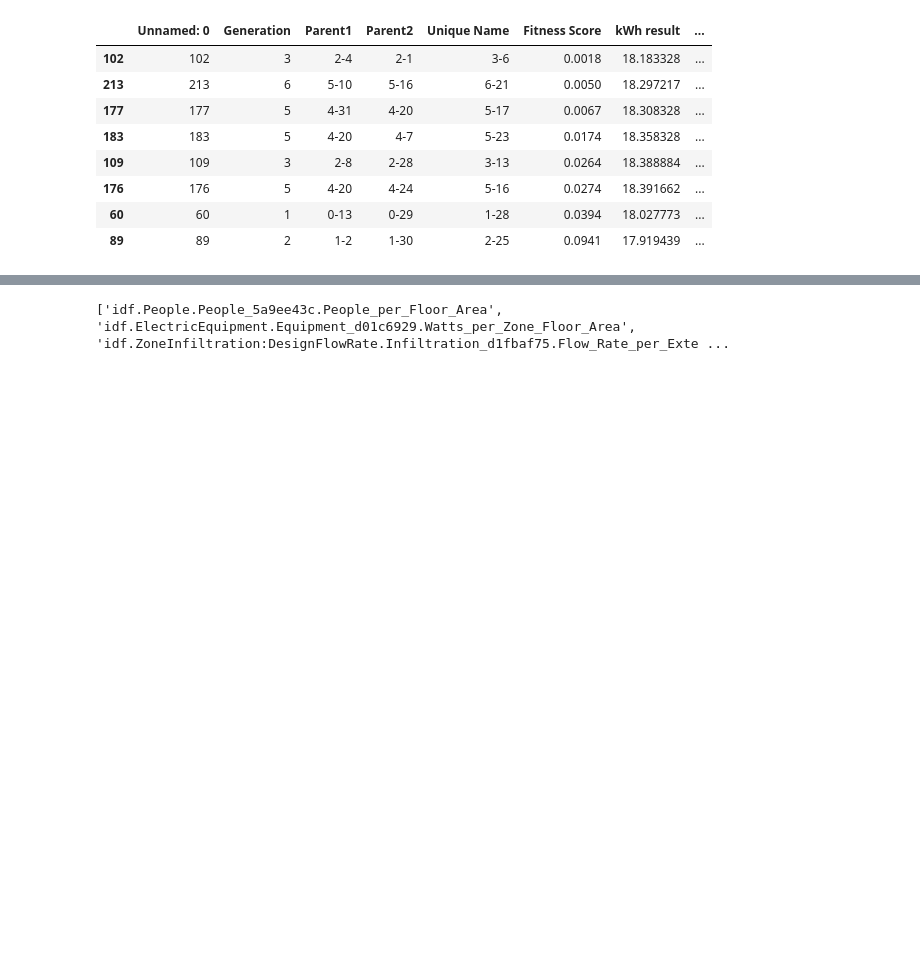
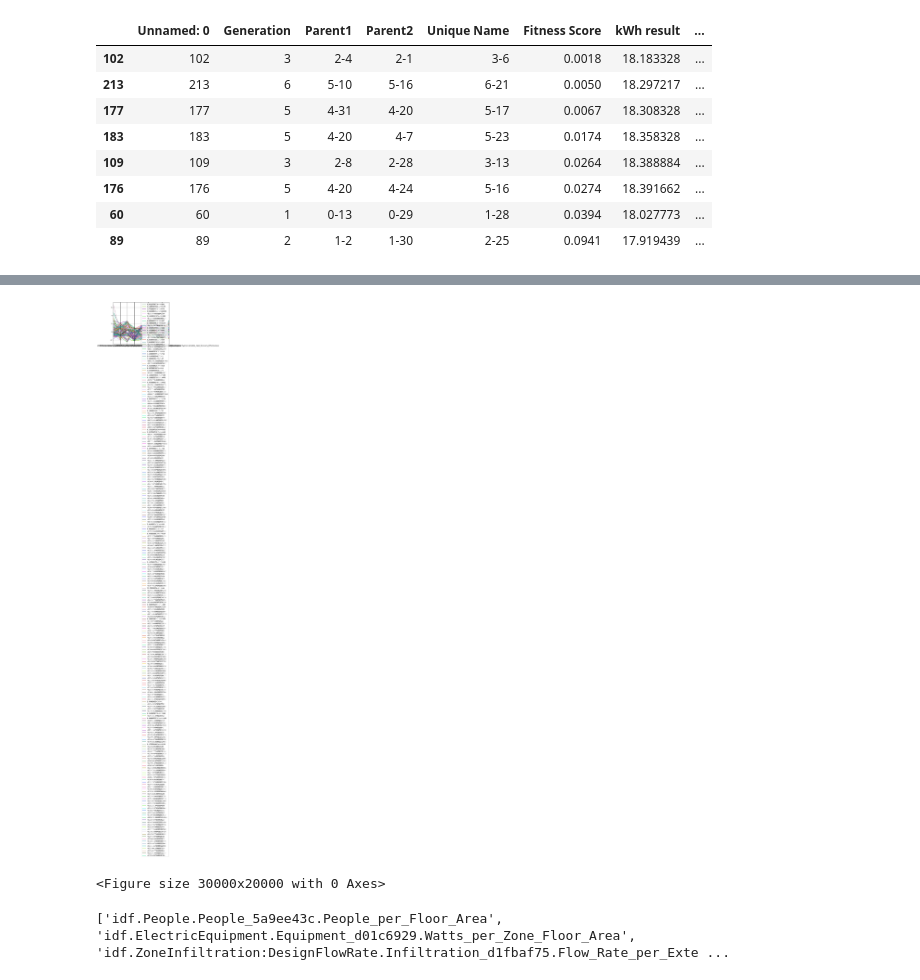
Before and after one commit to Lundkjaer/ClimAIte, a Jupyter notebook: Calibration/plot_accuracies.ipynb, the cells around one changed output, grey strips where cells are left out. Saved outputs shown, nothing was run; the diff lists cells and outputs as text; code cells hidden in the pictures; blank space fills up the shorter version.

```diff
--- a/Calibration/plot_accuracies.ipynb
+++ b/Calibration/plot_accuracies.ipynb
@@ -32,3 +50,20 @@ df[ df['idf.WindowMaterial:SimpleGlazingSystem.PH_Window.UFactor'] < 1].sort_val
+# %%
+# import pandas
+import matplotlib.pyplot as plt
+from pandas.plotting import parallel_coordinates
+
+data = df.drop(['Unnamed: 0',
+ 'Generation',
+ 'Parent1',
+ 'Parent2', 'Unique Name'], axis=1) #pandas.read_csv(r'C:\Python27\Lib\site-packages\pandas\tests\data\iris.csv', sep=',')
+normalized_df=(data-data.mean())/data.std()
+
+parallel_coordinates(normalized_df, 'Fitness Score')
+plt.figure(figsize=(300,200))
+plt.show()
+# %% [output]
+[figure, added]
+<Figure size 30000x20000 with 0 Axes>
 # %%
 # note, lower fitness score is better
 
```
Also changed, not shown: parts of 1 cell of this notebook, 1 other file.
